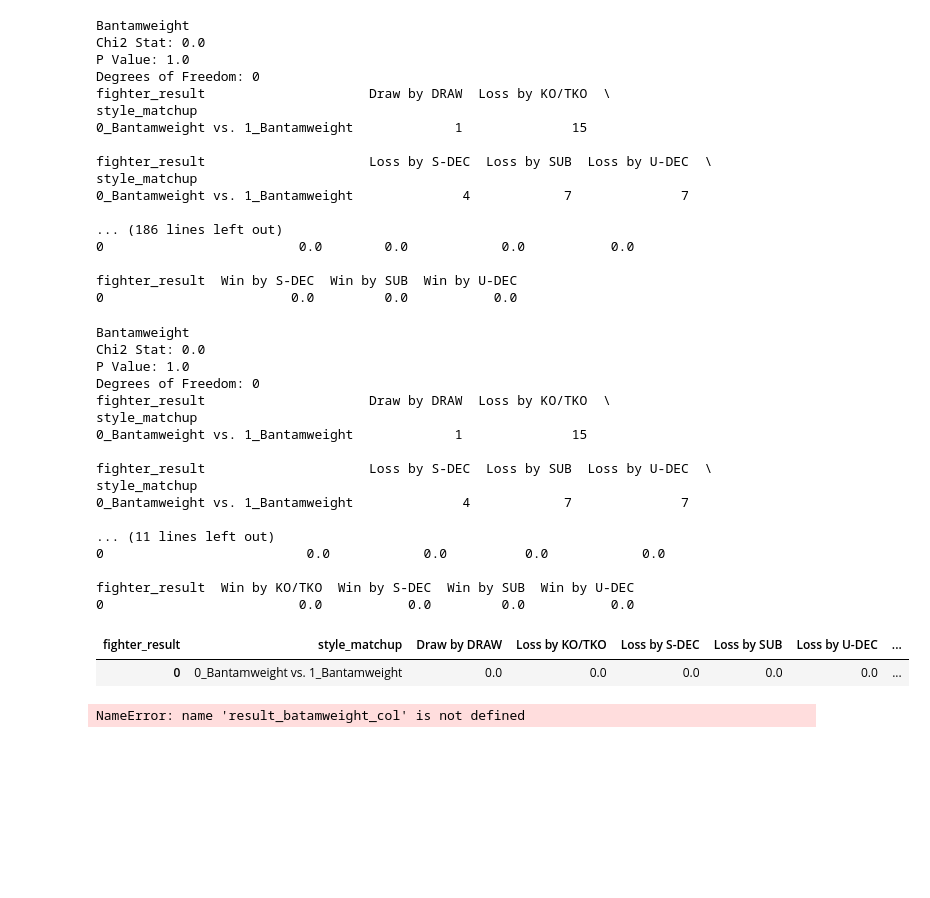
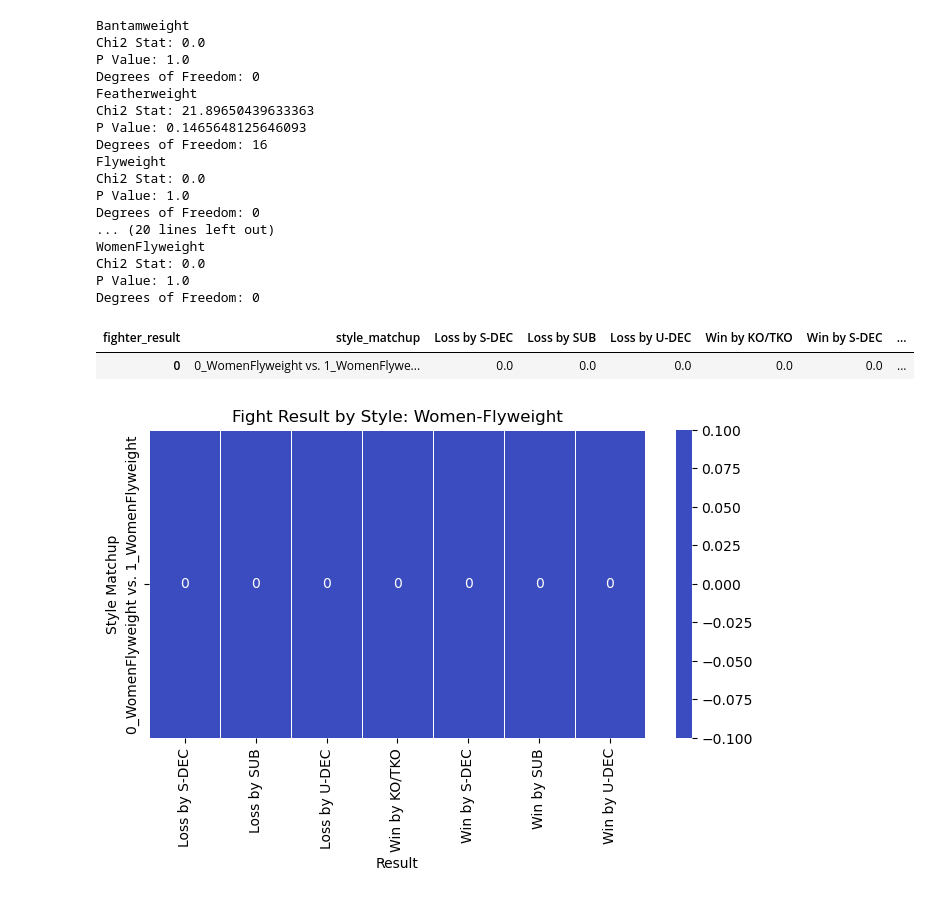
Before and after one commit to john-adeojo/ufc_styles, a Jupyter notebook: notebook/statistical analysis.ipynb, the cells around one changed output. Drawn from its saved outputs; the diff is of its cells as text; code cells hidden in the pictures; blank space fills up the shorter version.

Commit message:
update data

```diff
--- a/notebook/statistical analysis.ipynb
+++ b/notebook/statistical analysis.ipynb
@@ -12,7 +12,7 @@ import numpy as np
 # %%
 all_fighter_cluster = pd.read_csv(r"https://raw.githubusercontent.com/john-adeojo/ufc_styles/main/data/02_intermediate/all_fighter_clusters.csv")
 fighter_data = pd.read_csv(r"https://github.com/john-adeojo/ufc_styles/blob/main/data/02_intermediate/fighter_data.csv?raw=true")
-# all_fighter_cluster.drop(columns='Unnamed: 0', inplace=True)
+all_fighter_cluster = all_fighter_cluster.loc[all_fighter_cluster['cluster'] != -1]
 # %%
 analysis_data_base = fighter_data.merge(right=all_fighter_cluster[['cluster','specific_cluster', 'Fighter_dims', 'weight_class']], how='left', left_on=['Fighter_dims', 'weight_class'], right_on=['Fighter_dims', 'weight_class'])
 analysis_data_base = analysis_data_base.dropna(subset=['cluster'])
@@ -20,6 +20,5 @@ analysis_data_opp = analysis_data_base.copy()
 analysis_data_opp['opp_specific_cluster'] = analysis_data_opp['specific_cluster']
 analysis_data = analysis_data_base.merge(right=analysis_data_opp[['weight_class', 'Fighter_dims', 'date', 'opp_specific_cluster']], how='inner', left_on=['weight_class', 'Opponent', 'date'], right_on=['weight_class', 'Fighter_dims', 'date'] )
 analysis_data_opposing_styles = analysis_data.loc[analysis_data['opp_specific_cluster'] != analysis_data['specific_cluster']].copy()
-analysis_data_opposing_styles = analysis_data_opposing_styles.loc[analysis_data_opposing_styles['cluster'] != -1]
 # %%
 analysis_data_opposing_styles = analysis_data_opposing_styles.loc[analysis_data_opposing_styles['corner'] == 'Red'].copy()
@@ -87,82 +79,57 @@ from scripts.chisquareanalysis import ChiSquareAnalysis
 
 # Assuming weight_class is a list of weight classes
 
-# Initialize an empty dictionary to store the results
-results_dict = {}
+results = {}  # Initialize an empty dictionary to store the results
 
 for weights in weight_class:
     analysis = ChiSquareAnalysis(df=analysis_data_opposing_styles, category=weights)
     result = analysis.run_chisquare_analysis('fighter_result')
-
-    # Save the result in the dictionary with the weight as the key
-    # print(weights)
-    # print(result)
-
-# Display the results dictionary
+    results[weights] = result  # Save the result in the dictionary with the key as the weight class
 # %% [output]
 Bantamweight
 Chi2 Stat: 0.0
 P Value: 1.0
 Degrees of Freedom: 0
-fighter_result                     Draw by DRAW  Loss by KO/TKO  \
-style_matchup
-0_Bantamweight vs. 1_Bantamweight             1              15
-
-fighter_result                     Loss by S-DEC  Loss by SUB  Loss by U-DEC  \
-style_matchup
-0_Bantamweight vs. 1_Bantamweight              4            7              7
-
-... (186 lines left out)
-0                         0.0        0.0            0.0           0.0
-
-fighter_result  Win by S-DEC  Win by SUB  Win by U-DEC
-0                        0.0         0.0           0.0
+Featherweight
+Chi2 Stat: 21.89650439633363
+P Value: 0.1465648125646093
+Degrees of Freedom: 16
+Flyweight
+Chi2 Stat: 0.0
+P Value: 1.0
+Degrees of Freedom: 0
+... (20 lines left out)
+WomenFlyweight
+Chi2 Stat: 0.0
+P Value: 1.0
+Degrees of Freedom: 0
 # %%
 fighter_result = list(analysis_data_opposing_styles['fighter_result'].drop_duplicates())
 # %%
-from scripts.chisquareanalysis import ChiSquareAnalysis
-analysis = ChiSquareAnalysis(df=analysis_data_opposing_styles, category='Bantamweight')
-result_batamweight = analysis.run_chisquare_analysis('fighter_result')
-result_batamweight
+result_WomenFlyweight = results['WomenFlyweight']
+result_WomenFlyweight
 # %% [output]
-Bantamweight
-Chi2 Stat: 0.0
-P Value: 1.0
-Degrees of Freedom: 0
-fighter_result                     Draw by DRAW  Loss by KO/TKO  \
-style_matchup
-0_Bantamweight vs. 1_Bantamweight             1              15
-
-fighter_result                     Loss by S-DEC  Loss by SUB  Loss by U-DEC  \
-style_matchup
-0_Bantamweight vs. 1_Bantamweight              4            7              7
-
-... (11 lines left out)
-0                          0.0            0.0          0.0            0.0
-
-fighter_result  Win by KO/TKO  Win by S-DEC  Win by SUB  Win by U-DEC
-0                         0.0           0.0         0.0           0.0
-| fighter_result | style_matchup | Draw by DRAW | Loss by KO/TKO | Loss by S-DEC | Loss by SUB | Loss by U-DEC | ... |
-| 0 | 0_Bantamweight vs. 1_Bantamweight | 0.0 | 0.0 | 0.0 | 0.0 | 0.0 | ... |
+| fighter_result | style_matchup | Loss by S-DEC | Loss by SUB | Loss by U-DEC | Win by KO/TKO | Win by S-DEC | ... |
+| 0 | 0_WomenFlyweight vs. 1_WomenFlywe... | 0.0 | 0.0 | 0.0 | 0.0 | 0.0 | ... |
 # %%
 import seaborn as sns
-import matplotlib as plt
+import matplotlib.pyplot as plt
 
-esult_batamweight_col = result_batamweight.drop(columns=['style_matchup']).columns
+col = result_WomenFlyweight.drop(columns=['style_matchup']).columns
 
 # Prepare the data for the heatmap
-heatmap_data = result_batamweight.set_index('style_matchup')[result_batamweight_col]
+heatmap_data = result_WomenFlyweight.set_index('style_matchup')[col]
 
 # Create the heatmap
 plt.figure(figsize=(8, 4))
 sns.heatmap(heatmap_data, cmap='coolwarm', annot=True, linewidths=0.5, center=0)
-plt.title('Fight Result by Style: Batamweight')
+plt.title('Fight Result by Style: Women-Flyweight')
 plt.xlabel('Result')
 plt.ylabel('Style Matchup')
 #plt.savefig(r"C:\Users\johna\anaconda3\envs\twitter-influence-env\twitter-influence\data\03_reports\sentiment_heatmap.png")
 plt.show()
 # %% [output]
-NameError: name 'result_batamweight_col' is not defined
+[figure, added]
 # %%
 import requests
 import json
```
Also changed, not shown: parts of 7 cells of this notebook, 3 other files.
